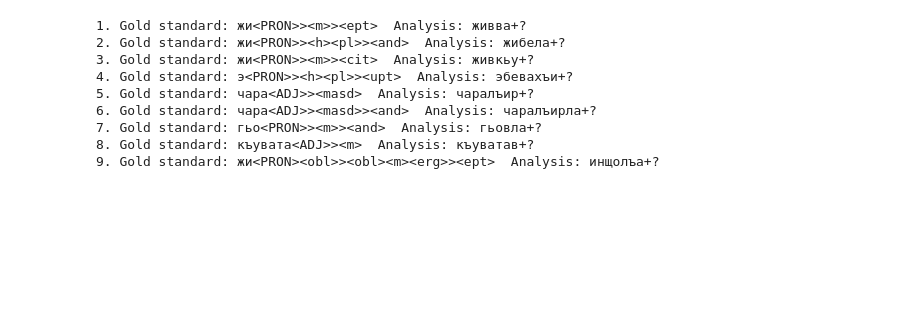
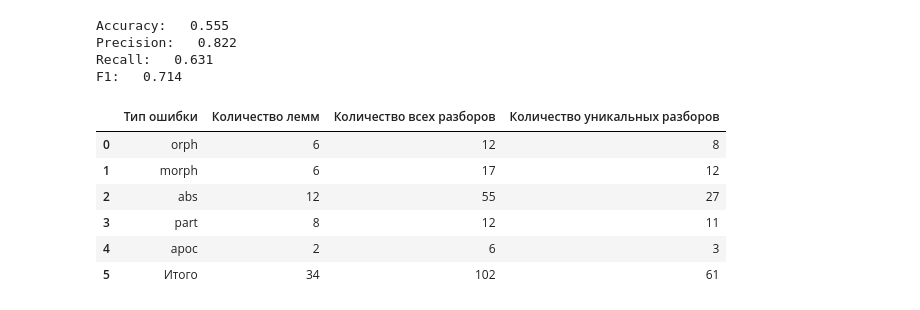
Before and after one commit to channrlotte/godoberi_transducer, a Jupyter notebook: evaluation.ipynb, the cells around one changed output. Cells and saved outputs as stored; diff of their text form; code cells hidden in the pictures; blank space fills up the shorter version.

```diff
--- a/evaluation.ipynb
+++ b/evaluation.ipynb
@@ -89 +96,6 @@ for form in forms:
+# %%
+for tokens, coverage in zip((tokens_saidova, tokens_kibrik), (coverage_saidova, coverage_kibrik)):
+    for token in tokens:
+        if not analyze(token) is None:
+            coverage.append(token)
 # %%
@@ -124,6 +147,0 @@ plt.show()
-# %%
-forms = []
-gold_standard = []
-analyses = []
-inf = []
-cnt = 0
@@ -189,13 +148,5 @@ plt.show()
-# %%
-for i, analysis in enumerate(set(inf)):
-    print(f"{i + 1}. Gold standard: {analysis[0]}  Analysis: {analysis[1][0]}")
-# %% [output]
-1. Gold standard: жи<PRON>><m>><ept>  Analysis: живва+?
-2. Gold standard: жи<PRON>><h><pl>><and>  Analysis: жибела+?
-3. Gold standard: жи<PRON>><m>><cit>  Analysis: живкьу+?
-4. Gold standard: э<PRON>><h><pl>><upt>  Analysis: эбевахъи+?
-5. Gold standard: чара<ADJ>><masd>  Analysis: чаралъир+?
-6. Gold standard: чара<ADJ>><masd>><and>  Analysis: чаралъирла+?
-7. Gold standard: гьо<PRON>><m>><and>  Analysis: гьовла+?
-8. Gold standard: къувата<ADJ>><m>  Analysis: къуватав+?
-9. Gold standard: жи<PRON><obl>><obl><m><erg>><ept>  Analysis: инщолъа+?
+# %%
+errors = {}
+tp = 0
+fn = 0
+fp = 0
@@ -201,0 +189,44 @@ for i, analysis in enumerate(set(inf)):
+# %%
+print(f"Accuracy:   {accuracy:.3f}")
+print(f"Precision:   {precision:.3f}")
+print(f"Recall:   {recall:.3f}")
+print(f"F1:   {f1:.3f}")
+# %% [output]
+Accuracy:   0.555
+Precision:   0.822
+Recall:   0.631
+F1:   0.714
+# %%
+rows = []
+
+for error, lemmas in errors.items():
+    error_analyses = []
+
+    for lemma, analyses in lemmas.items():
+        error_analyses.extend(analyses)
+
+    rows.append({
+        "Тип ошибки": error,
+        "Количество лемм": len(lemmas),
+        "Количество всех разборов": len(error_analyses),
+        "Количество уникальных разборов": len(set(error_analyses))
+    })
+
+df_errors = pd.DataFrame(rows)
+
+df_errors.loc[len(df_errors)] = {
+    "Тип ошибки": "Итого",
+    "Количество лемм": df_errors["Количество лемм"].sum(),
+    "Количество всех разборов": df_errors["Количество всех разборов"].sum(),
+    "Количество уникальных разборов": df_errors["Количество уникальных разборов"].sum()
+}
+
+df_errors
+# %% [output]
+|  | Тип ошибки | Количество лемм | Количество всех разборов | Количество уникальных разборов |
+| 0 | orph | 6 | 12 | 8 |
+| 1 | morph | 6 | 17 | 12 |
+| 2 | abs | 12 | 55 | 27 |
+| 3 | part | 8 | 12 | 11 |
+| 4 | apoc | 2 | 6 | 3 |
+| 5 | Итого | 34 | 102 | 61 |
```
Also changed, not shown: parts of 14 cells of this notebook.
